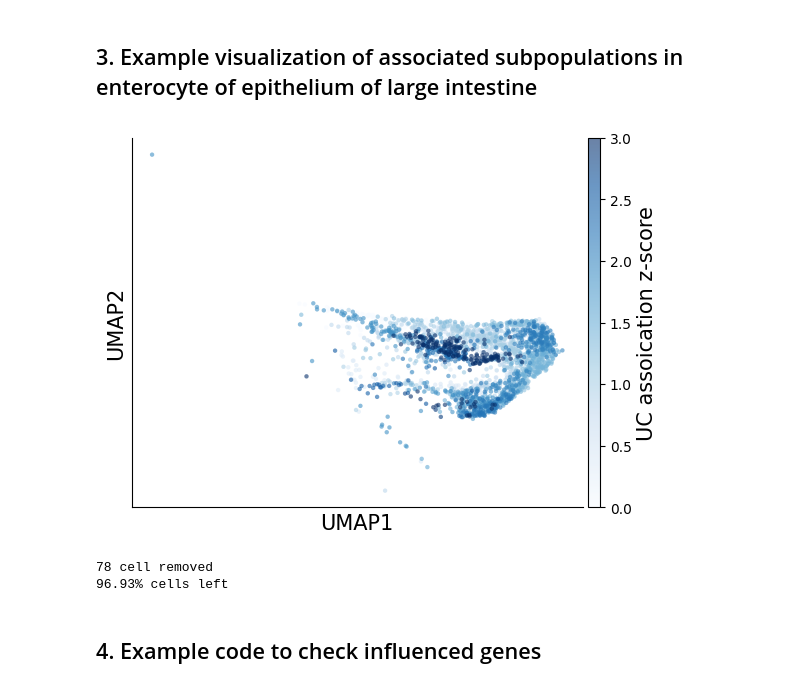
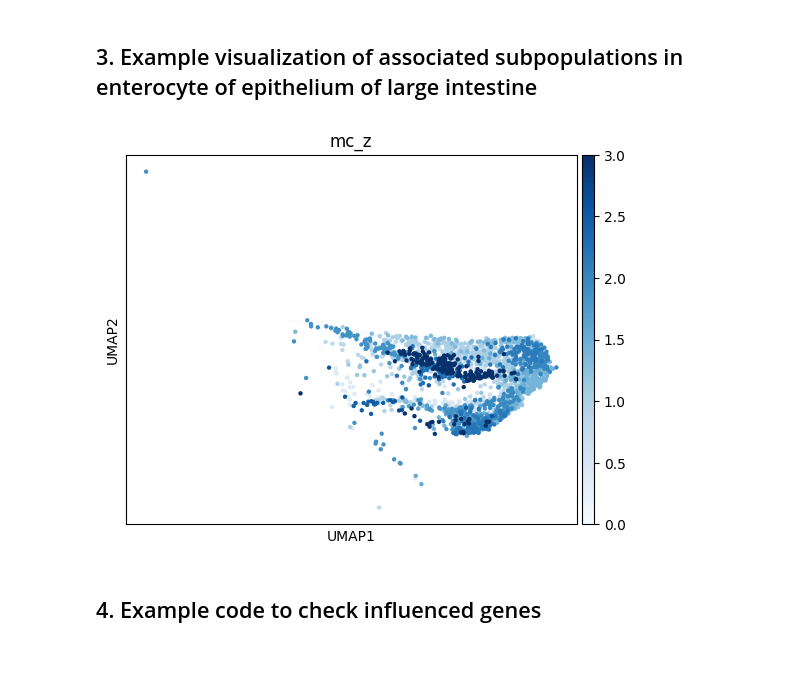
Before and after one commit to krishnanlab/icepop_public, a Jupyter notebook: notebook/ICePop_tutorial.ipynb, the cells around one changed output. Cells and saved outputs as stored; diff of their text form; code cells hidden in the pictures; blank space fills up the shorter version.

```diff
--- a/notebook/ICePop_tutorial.ipynb
+++ b/notebook/ICePop_tutorial.ipynb
@@ -228,7 +82,7 @@ sc.tl.umap(adata)
 adata.obs['metacell'] = pd.read_csv('../results/TM_FACS_mc/mc_assign.csv', header=None, index_col=None)[0].values
 # %%
 # read in Disease/trait-metacell type association table
-mc_df = pd.read_csv("../results/TM_FACS_asso/metacell__trait-PASS_UC_deLange2017.csv")
+mc_df = pd.read_csv("../results/TM_FACS/metacell__trait-PASS_UC_deLange2017.csv")
 # remove the column axis name ("mc_df")
 mc_df.columns.name = None
 # remove the index name ("metacell")
@@ -239,34 +93,49 @@ freq_df = pd.crosstab(adata.obs['cell_type'], adata.obs['metacell'])
 freq_df = freq_df.div(freq_df.sum(0))
 # %%
 ct = 'enterocyte of epithelium of large intestine'
-trait = 'PASS_UC_deLange2017'
+
+# subset cells
 sub_adata = adata[adata.obs['cell_type'] == ct].copy()
-mc_df = mc_df.set_index('metacell').copy()
 
-# metacell purity adjusted fdr
-metacells = mc_df.index.values
-purity = freq_df.loc[ct, metacells].values
-mc_p = mc_df['p'].values
-p = mc_p[purity > 0]
-pos_mcs = metacells[np.argwhere(purity > 0).ravel()]
-w = purity[purity > 0]
-w = w / w.sum() * w.size
-q = multipletests(p / w, method='fdr_bh')[1]
-mc2q = dict(zip(pos_mcs, q))
+# keep only relevant metacells
+mc_df = mc_df.set_index('metacell')
+metacells = mc_df.index
 
-sub_adata.obs['mc_z'] = list(mc_df.loc[sub_adata.obs['metacell'], 'z'])
-c_q = np.asarray([
-    mc2q[mc] if mc in mc2q else 1.0
-    for mc in sub_adata.obs['metacell']
-])
-sub_adata.obs['mc_discovery'] = np.where(c_q <= 0.1, 'Associated', 'Not associated')
+# get purity + p-values
+purity = freq_df.loc[ct, metacells]
+valid = purity > 0
 
-plot_umap(sub_adata, 'mc_z', cmap='Blues', size=40, vmin=0, vmax=3, colorbar_label='UC assoication z-score', outfile=False)
-sub_adata = umap_filter(sub_adata, right=99, bottom=99, left=99)
+pvals = mc_df.loc[valid, 'p']
+weights = purity[valid]
+
+# normalize weights
+weights = weights / weights.sum() * len(weights)
+
+# FDR correction
+qvals = multipletests(pvals / weights, method='fdr_bh')[1]
+
+# map metacell to q
+mc2q = dict(zip(pvals.index, qvals))
+
+sub_adata.obs['mc_z'] = sub_adata.obs['metacell'].map(mc_df['z'])
+sub_adata.obs['mc_q'] = sub_adata.obs['metacell'].map(mc2q).fillna(1.0)
+
+sub_adata.obs['mc_discovery'] = np.where(
+    sub_adata.obs['mc_q'] <= 0.1,
+    'Associated',
+    'Not associated'
+)
+
+sc.pl.umap(
+    sub_adata,
+    color='mc_z',
+    cmap='Blues',
+    size=40,
+    vmin=0,
+    vmax=3
+)
 # %% [output]
-[figure, old version]
+[figure, new version]
-78 cell removed
-96.93% cells left
 # %% [markdown]
 ## 4. Example code to check influenced genes
 # %%
```
Also changed, not shown: parts of 4 cells of this notebook.
